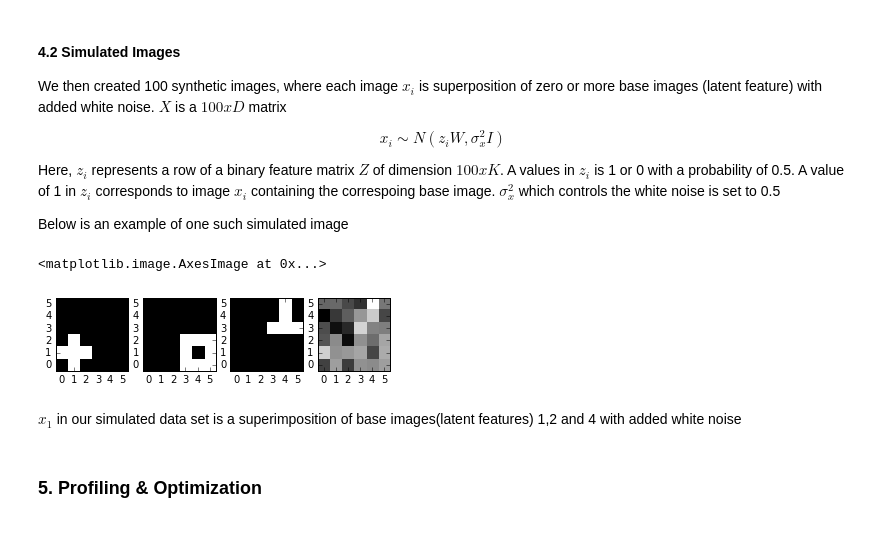
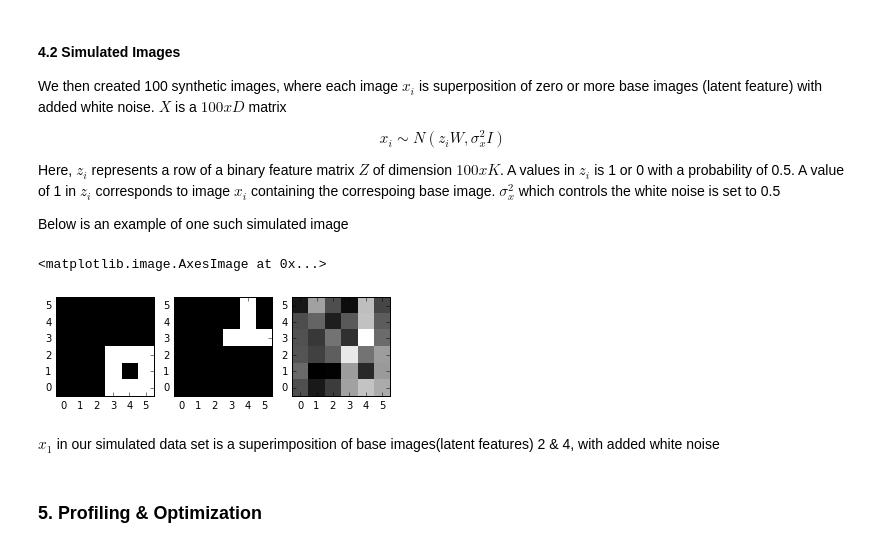
Before and after one commit to drjorda2/STA-663-IndianBuffet, a Jupyter notebook: IndianBuffetProcess_FinalDraft.ipynb, the cells around one changed output. Cells and saved outputs as stored; diff of their text form; code cells hidden in the pictures.

```diff
--- a/IndianBuffetProcess_FinalDraft.ipynb
+++ b/IndianBuffetProcess_FinalDraft.ipynb
@@ -251,19 +255,17 @@ for i in range(0,num_objects):
 # %%
 #Simulated Data
 fig = plt.figure()
-a=fig.add_subplot(1,4,1)
-plt.imshow(np.dot(z_org[1,0],W)[0,:].reshape(6,6),cmap=plt.get_cmap('gray'),  interpolation='nearest',origin='lower')
-a=fig.add_subplot(1,4,2)
-plt.imshow(np.dot(z_org[1,0],W)[1,:].reshape(6,6),cmap=plt.get_cmap('gray'),  interpolation='nearest',origin='lower')
-a=fig.add_subplot(1,4,3)
-plt.imshow(np.dot(z_org[1,0],W)[3,:].reshape(6,6),cmap=plt.get_cmap('gray'),  interpolation='nearest',origin='lower')
-a=fig.add_subplot(1,4,4)
+a=fig.add_subplot(1,3,1)
+plt.imshow(np.dot(z_org[1,1],W)[1,:].reshape(6,6),cmap=plt.get_cmap('gray'),  interpolation='nearest',origin='lower')
+a=fig.add_subplot(1,3,2)
+plt.imshow(np.dot(z_org[1,3],W)[3,:].reshape(6,6),cmap=plt.get_cmap('gray'),  interpolation='nearest',origin='lower')
+a=fig.add_subplot(1,3,3)
 plt.imshow(np.matrix(image_data[1,:]).reshape(6,6),cmap=plt.get_cmap('gray'),  interpolation='nearest',origin='lower')
 # %% [output]
 <matplotlib.image.AxesImage at 0x...>
-[figure, old version]
+[figure, new version]
 # %% [markdown]
-$x_1$ in our simulated data set is a superimposition of base images(latent features) 1,2 and 4 with added white noise
+$x_1$ in our simulated data set is a superimposition of base images(latent features) 2 & 4, with added white noise
 # %% [markdown]
 ### 5. Profiling & Optimization
 # %% [markdown]
```
Also changed, not shown: parts of 30 cells of this notebook.
